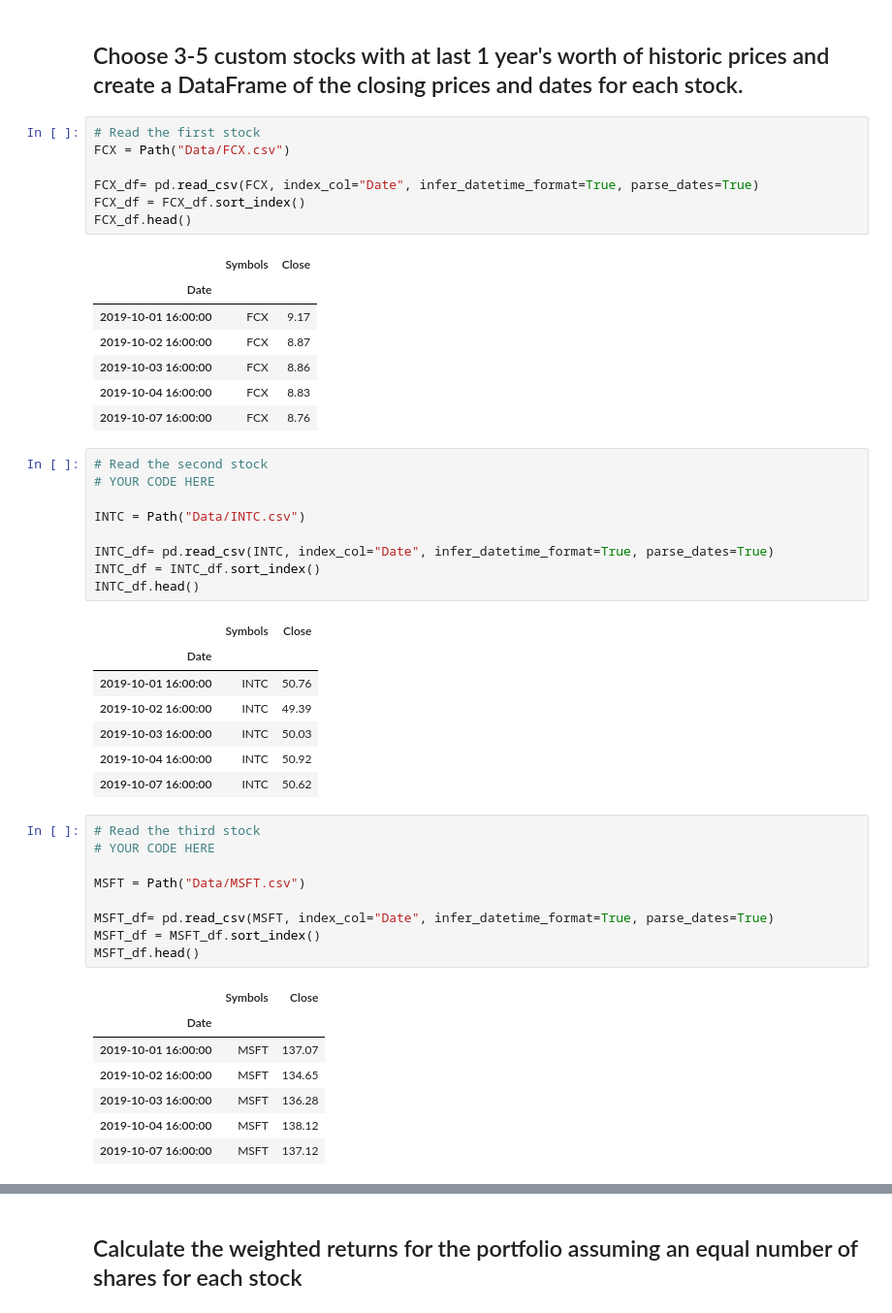
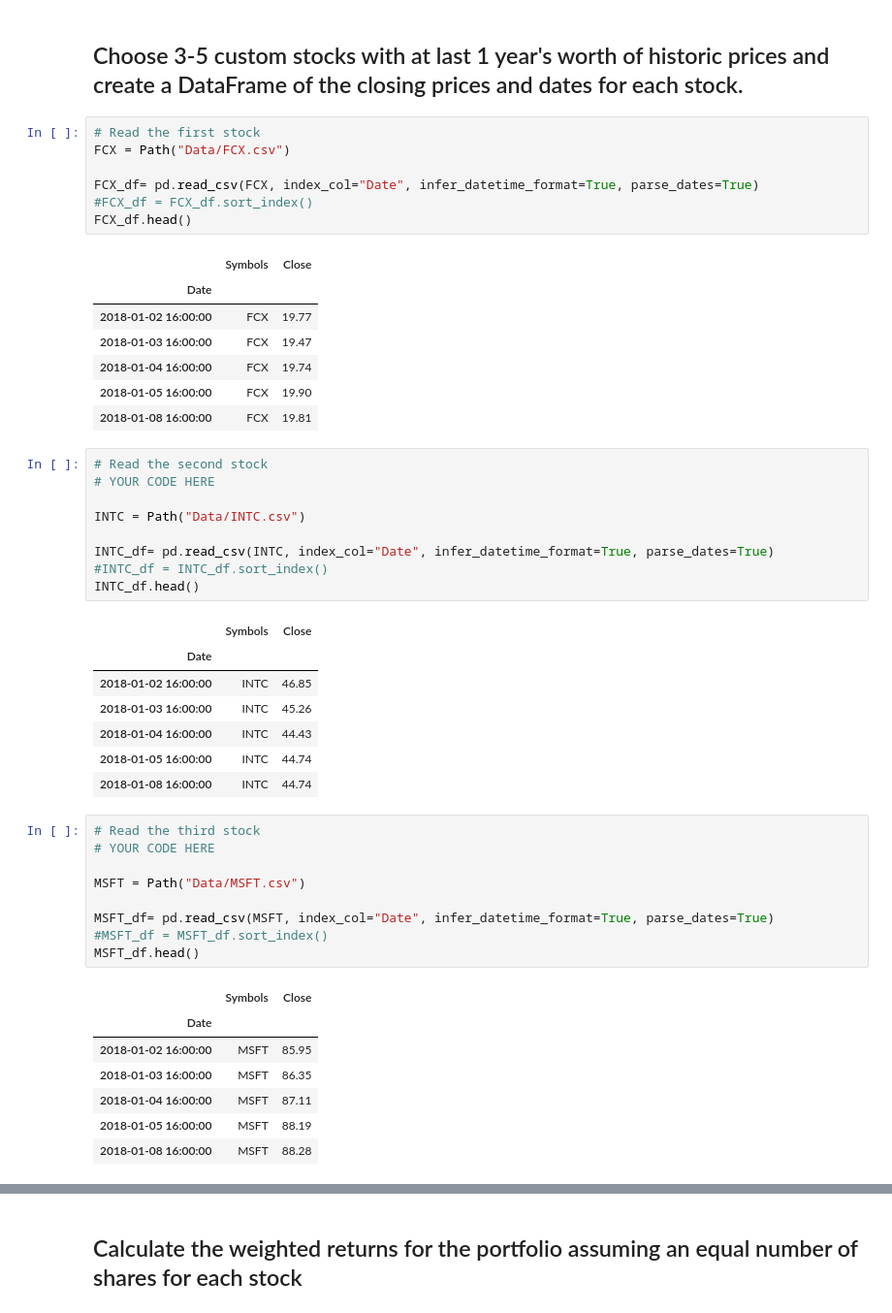
Before and after one commit to Infamousmike9/Pandas_Homework, a Jupyter notebook: whale_analysis_Mike.ipynb, the cells around one changed output, grey strips where cells are left out. Shown at 97% size. Drawn from its saved outputs; the diff is of its cells as text.

```diff
--- a/whale_analysis_Mike.ipynb
+++ b/whale_analysis_Mike.ipynb
@@ -386,18 +396,18 @@ In this section, you will build your own portfolio of stocks, calculate the retu
 # %%
 # Read the first stock
 FCX = Path("Data/FCX.csv")
 
 FCX_df= pd.read_csv(FCX, index_col="Date", infer_datetime_format=True, parse_dates=True)
-FCX_df = FCX_df.sort_index()
+#FCX_df = FCX_df.sort_index()
 FCX_df.head()
 # %% [output]
 |  | Symbols | Close |
 | Date |  |  |
-| 2019-10-01 16:00:00 | FCX | 9.17 |
-| 2019-10-02 16:00:00 | FCX | 8.87 |
-| 2019-10-03 16:00:00 | FCX | 8.86 |
-| 2019-10-04 16:00:00 | FCX | 8.83 |
-| 2019-10-07 16:00:00 | FCX | 8.76 |
+| 2018-01-02 16:00:00 | FCX | 19.77 |
+| 2018-01-03 16:00:00 | FCX | 19.47 |
+| 2018-01-04 16:00:00 | FCX | 19.74 |
+| 2018-01-05 16:00:00 | FCX | 19.90 |
+| 2018-01-08 16:00:00 | FCX | 19.81 |
 # %%
 # Read the second stock
 # YOUR CODE HERE
@@ -405,16 +415,16 @@ FCX_df.head()
 INTC = Path("Data/INTC.csv")
 
 INTC_df= pd.read_csv(INTC, index_col="Date", infer_datetime_format=True, parse_dates=True)
-INTC_df = INTC_df.sort_index()
+#INTC_df = INTC_df.sort_index()
 INTC_df.head()
 # %% [output]
 |  | Symbols | Close |
 | Date |  |  |
-| 2019-10-01 16:00:00 | INTC | 50.76 |
-| 2019-10-02 16:00:00 | INTC | 49.39 |
-| 2019-10-03 16:00:00 | INTC | 50.03 |
-| 2019-10-04 16:00:00 | INTC | 50.92 |
-| 2019-10-07 16:00:00 | INTC | 50.62 |
+| 2018-01-02 16:00:00 | INTC | 46.85 |
+| 2018-01-03 16:00:00 | INTC | 45.26 |
+| 2018-01-04 16:00:00 | INTC | 44.43 |
+| 2018-01-05 16:00:00 | INTC | 44.74 |
+| 2018-01-08 16:00:00 | INTC | 44.74 |
 # %%
 # Read the third stock
 # YOUR CODE HERE
@@ -422,16 +432,16 @@ INTC_df.head()
 MSFT = Path("Data/MSFT.csv")
 
 MSFT_df= pd.read_csv(MSFT, index_col="Date", infer_datetime_format=True, parse_dates=True)
-MSFT_df = MSFT_df.sort_index()
+#MSFT_df = MSFT_df.sort_index()
 MSFT_df.head()
 # %% [output]
 |  | Symbols | Close |
 | Date |  |  |
-| 2019-10-01 16:00:00 | MSFT | 137.07 |
-| 2019-10-02 16:00:00 | MSFT | 134.65 |
-| 2019-10-03 16:00:00 | MSFT | 136.28 |
-| 2019-10-04 16:00:00 | MSFT | 138.12 |
-| 2019-10-07 16:00:00 | MSFT | 137.12 |
+| 2018-01-02 16:00:00 | MSFT | 85.95 |
+| 2018-01-03 16:00:00 | MSFT | 86.35 |
+| 2018-01-04 16:00:00 | MSFT | 87.11 |
+| 2018-01-05 16:00:00 | MSFT | 88.19 |
+| 2018-01-08 16:00:00 | MSFT | 88.28 |
 # %%
 # Concatenate all stocks into a single DataFrame
 # YOUR CODE HERE
```
Also changed, not shown: parts of 17 cells of this notebook, 4 other files.
